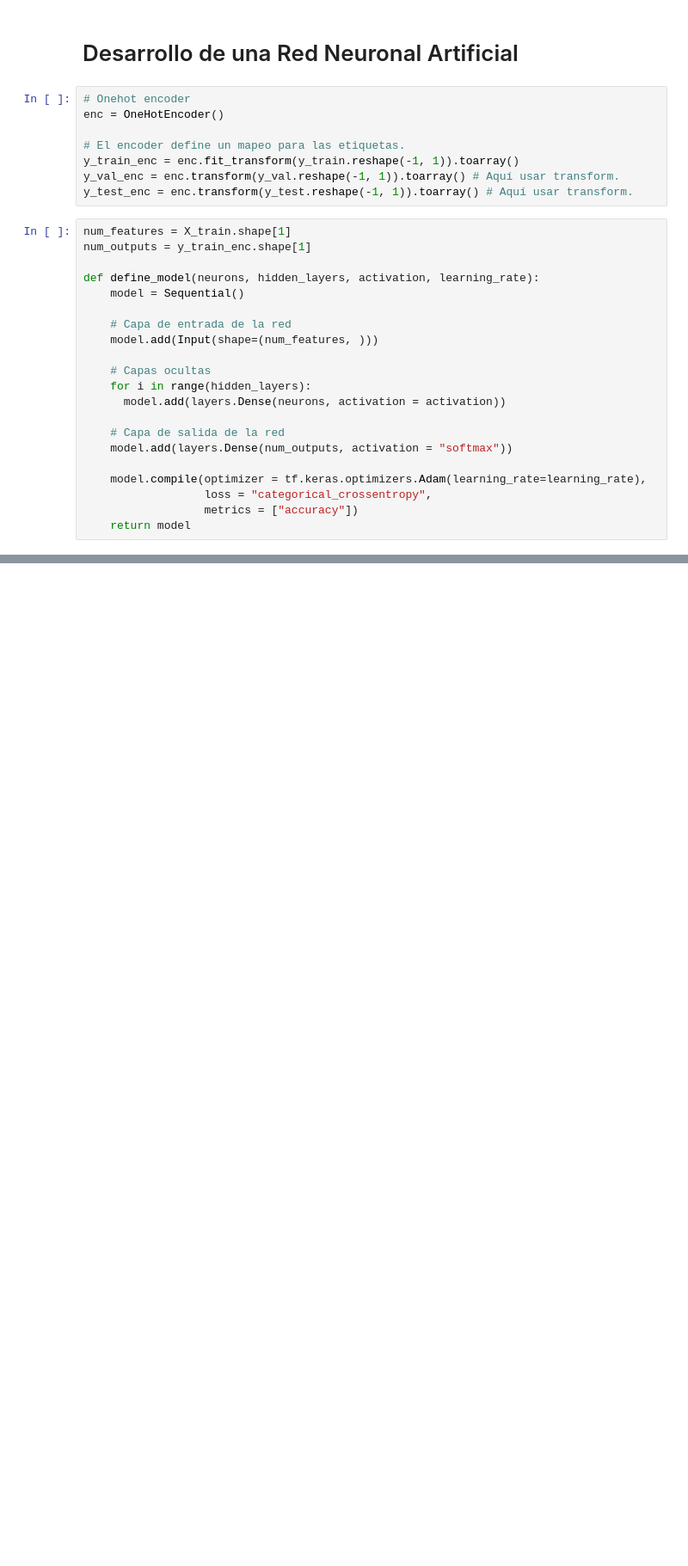
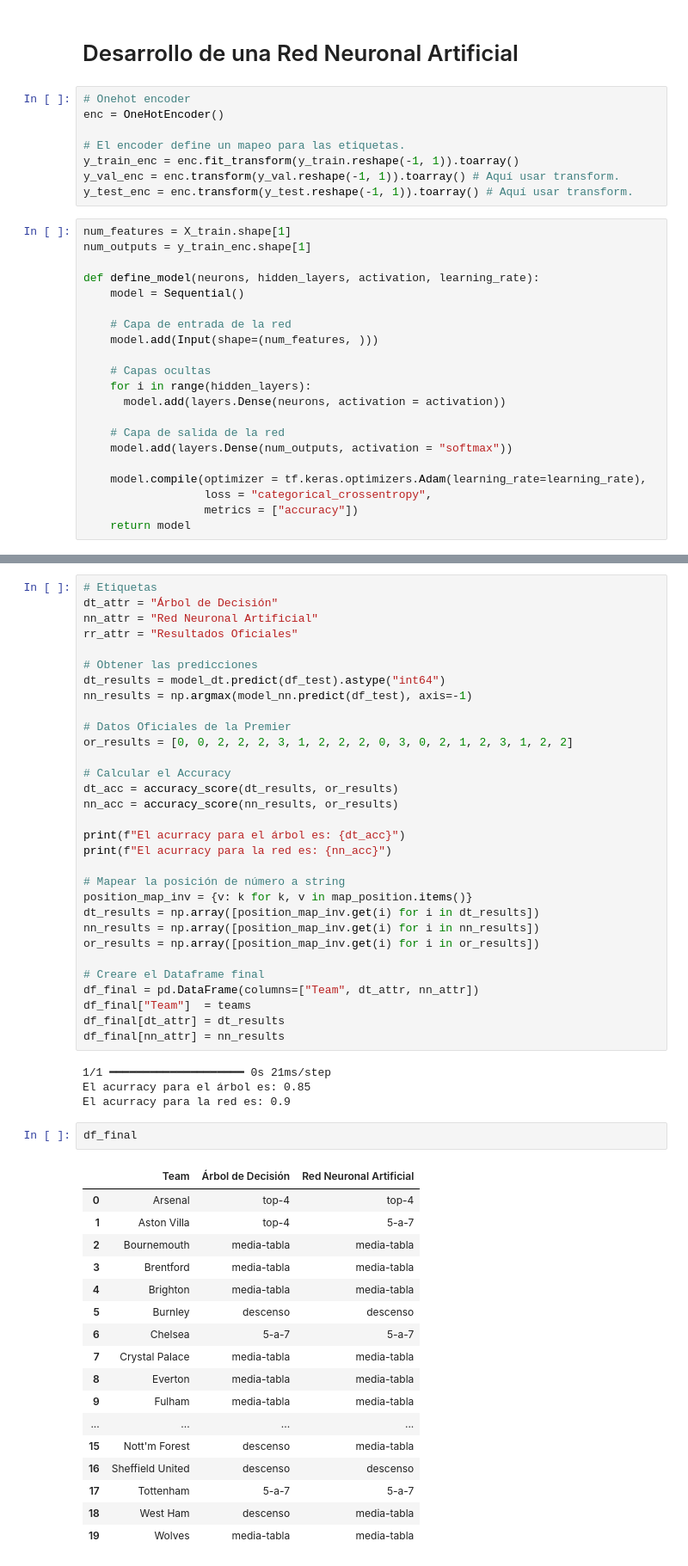
Before and after one commit to lagosmanuel/ML-ANN, a Jupyter notebook: proyecto.ipynb, the cells around one changed output, grey strips where cells are left out. Shown: that part at 86% size. Drawn from its saved outputs; the diff is of its cells as text; blank space fills up the shorter version.

```diff
--- a/proyecto.ipynb
+++ b/proyecto.ipynb
@@ -397,0 +536,55 @@ plt.show()
+# %%
+# Etiquetas
+dt_attr = "Árbol de Decisión"
+nn_attr = "Red Neuronal Artificial"
+rr_attr = "Resultados Oficiales"
+
+# Obtener las predicciones
+dt_results = model_dt.predict(df_test).astype("int64")
+nn_results = np.argmax(model_nn.predict(df_test), axis=-1)
+
+# Datos Oficiales de la Premier
+or_results = [0, 0, 2, 2, 2, 3, 1, 2, 2, 2, 0, 3, 0, 2, 1, 2, 3, 1, 2, 2]
+
+# Calcular el Accuracy
+dt_acc = accuracy_score(dt_results, or_results)
+nn_acc = accuracy_score(nn_results, or_results)
+
+print(f"El acurracy para el árbol es: {dt_acc}")
+print(f"El acurracy para la red es: {nn_acc}")
+
+# Mapear la posición de número a string
+position_map_inv = {v: k for k, v in map_position.items()}
+dt_results = np.array([position_map_inv.get(i) for i in dt_results])
+nn_results = np.array([position_map_inv.get(i) for i in nn_results])
+or_results = np.array([position_map_inv.get(i) for i in or_results])
+
+# Creare el Dataframe final
+df_final = pd.DataFrame(columns=["Team", dt_attr, nn_attr])
+df_final["Team"]  = teams
+df_final[dt_attr] = dt_results
+df_final[nn_attr] = nn_results
+# %% [output]
+1/1 ━━━━━━━━━━━━━━━━━━━━ 0s 21ms/step
+El acurracy para el árbol es: 0.85
+El acurracy para la red es: 0.9
+# %%
+df_final
+# %% [output]
+|  | Team | Árbol de Decisión | Red Neuronal Artificial |
+| 0 | Arsenal | top-4 | top-4 |
+| 1 | Aston Villa | top-4 | 5-a-7 |
+| 2 | Bournemouth | media-tabla | media-tabla |
+| 3 | Brentford | media-tabla | media-tabla |
+| 4 | Brighton | media-tabla | media-tabla |
+| 5 | Burnley | descenso | descenso |
+| 6 | Chelsea | 5-a-7 | 5-a-7 |
+| 7 | Crystal Palace | media-tabla | media-tabla |
+| 8 | Everton | media-tabla | media-tabla |
+| 9 | Fulham | media-tabla | media-tabla |
+| ... | ... | ... | ... |
+| 15 | Nott'm Forest | descenso | media-tabla |
+| 16 | Sheffield United | descenso | descenso |
+| 17 | Tottenham | 5-a-7 | 5-a-7 |
+| 18 | West Ham | descenso | media-tabla |
+| 19 | Wolves | media-tabla | media-tabla |
```
Also changed, not shown: parts of 30 cells of this notebook.
